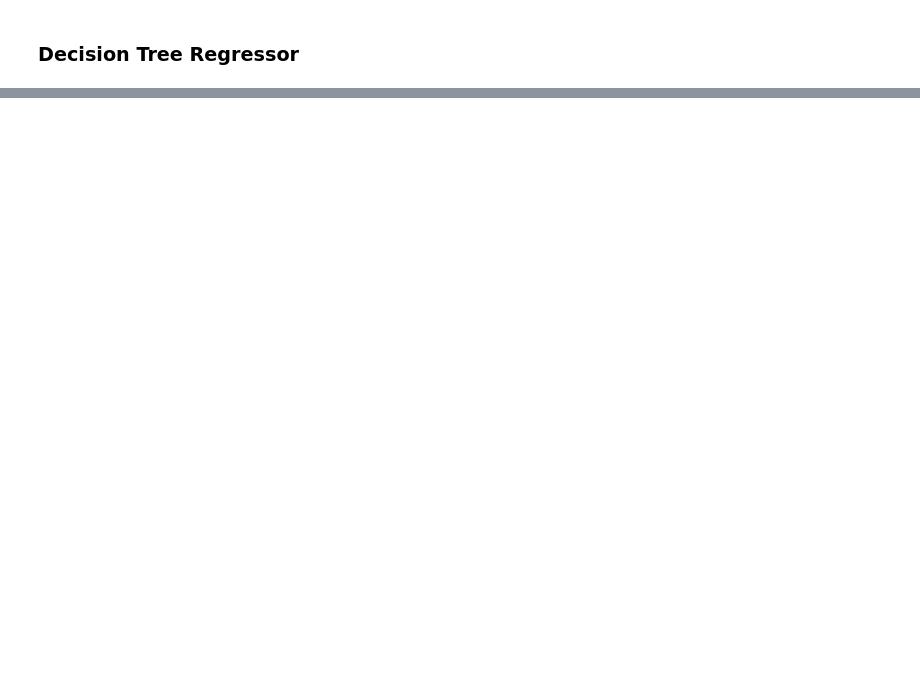
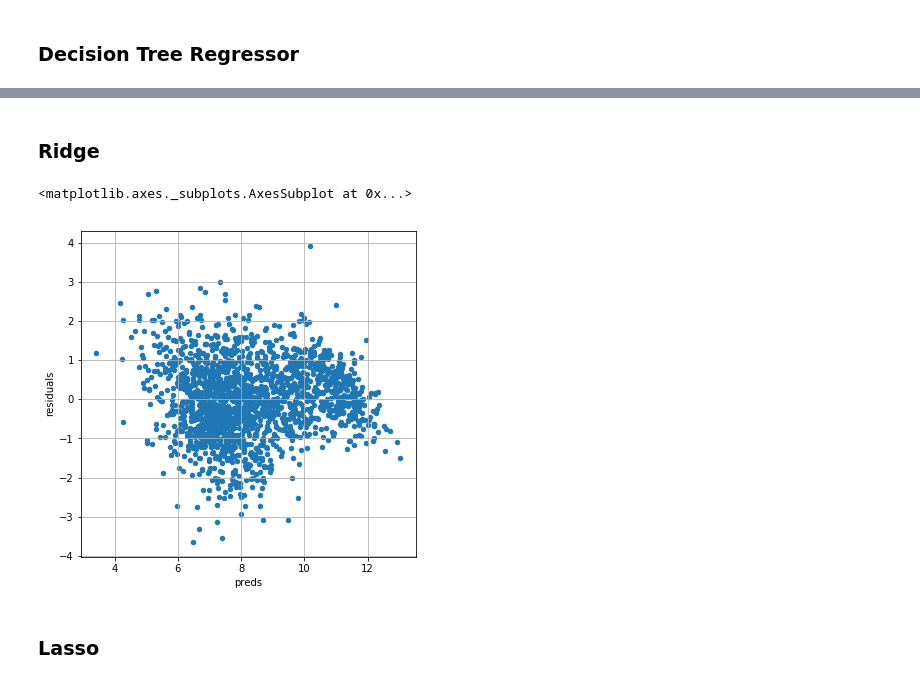
Before and after one commit to diogoflorencio/machine-learning, a Jupyter notebook: lab3/Previsão de Votação de Deputados.ipynb, the cells around one changed output, grey strips where cells are left out. Cells and saved outputs as stored; diff of their text form; code cells hidden in the pictures; blank space fills up the shorter version.

```diff
--- a/lab3/Previsão de Votação de Deputados.ipynb
+++ b/lab3/Previsão de Votação de Deputados.ipynb
@@ -149,0 +164,12 @@ Text(0,0.5,'rmse')
+# %% [markdown]
+### Ridge
+# %%
+model_ridge = Ridge(alpha = cv_ridge.idxmin()).fit(train, y_train)
+preds = pd.DataFrame({"preds": model_ridge.predict(validation), "true":y_validation})
+preds["residuals"] = preds["true"] - preds["preds"]
+preds.plot(x = "preds", y = "residuals",kind = "scatter", grid=True)
+# %% [output]
+<matplotlib.axes._subplots.AxesSubplot at 0x...>
+[figure, added]
+# %% [markdown]
+### Lasso
```
Also changed, not shown: parts of 19 cells of this notebook, 1 other file.
